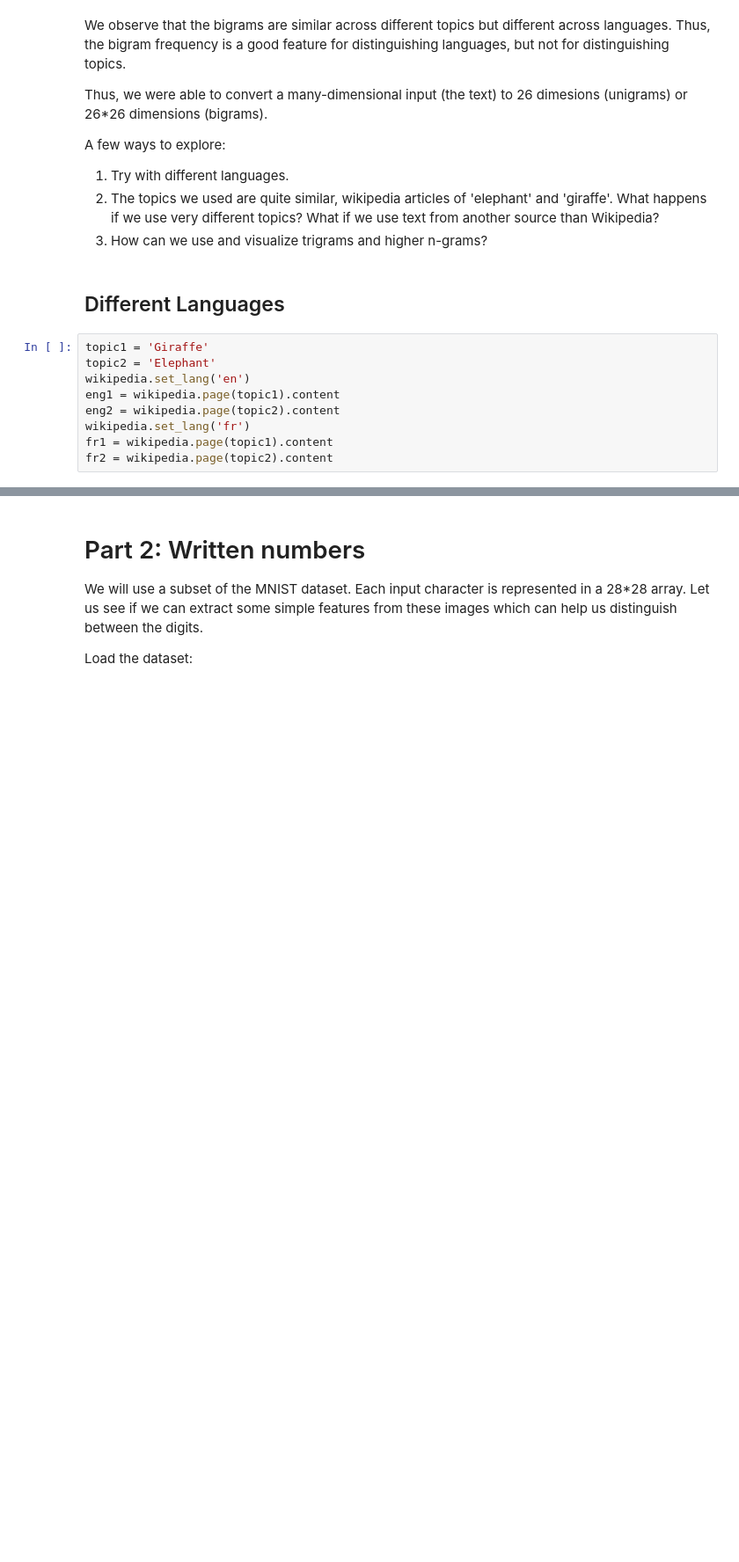
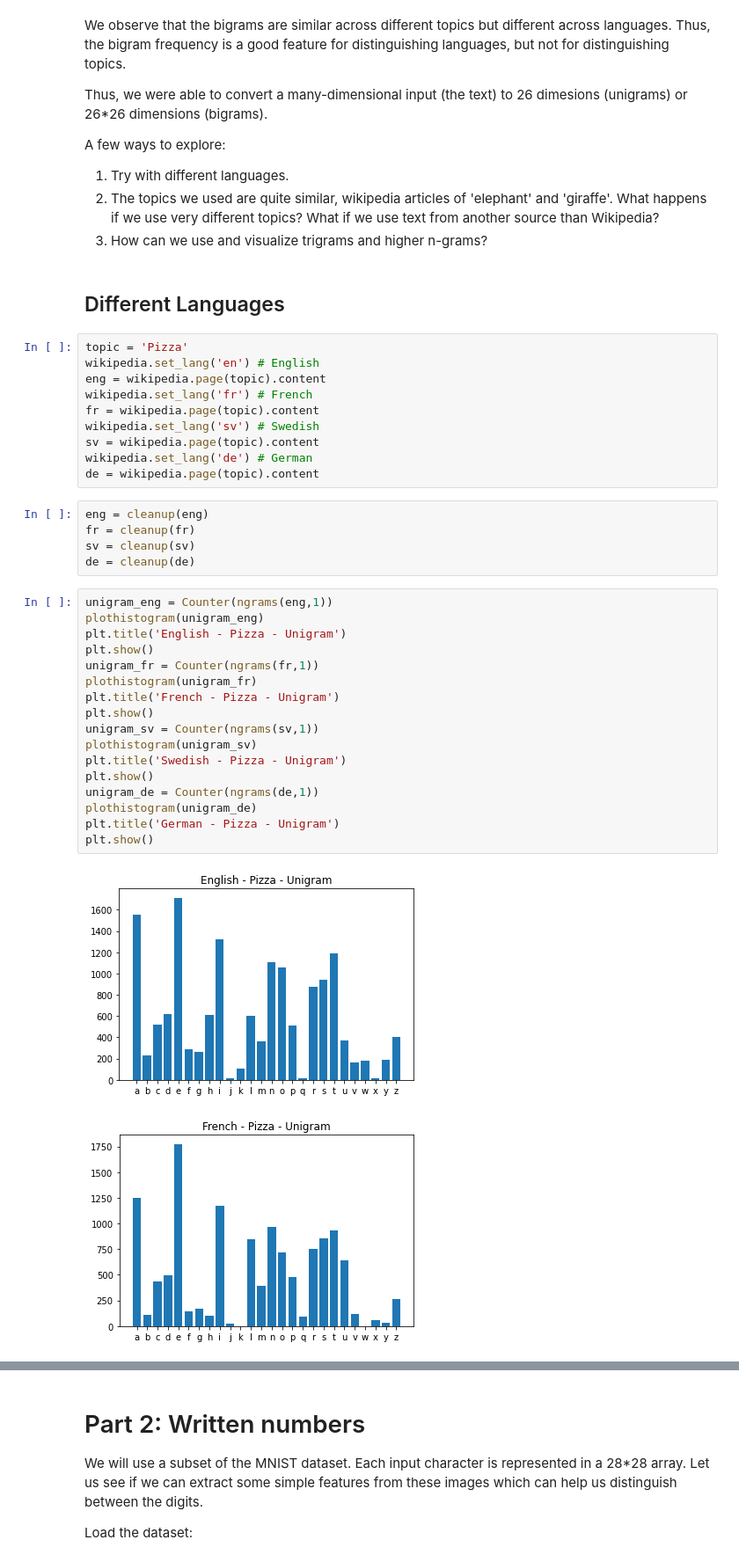
Before and after one commit to iamindhu/fmml2021, a Jupyter notebook: Lab/Lab1_Features.ipynb, the cells around one changed output, grey strips where cells are left out. Shown at 88% size. Saved outputs shown, nothing was run; the diff lists cells and outputs as text; blank space fills up the shorter version.

```diff
--- a/Lab/Lab1_Features.ipynb
+++ b/Lab/Lab1_Features.ipynb
@@ -249,12 +231,38 @@ A few ways to explore:
 3. How can we use and visualize trigrams and higher n-grams?
 # %% [markdown]
 ## Different Languages
-# %%
-topic1 = 'Giraffe'
-topic2 = 'Elephant'
-wikipedia.set_lang('en')
-eng1 = wikipedia.page(topic1).content
-eng2 = wikipedia.page(topic2).content
-wikipedia.set_lang('fr')
-fr1 = wikipedia.page(topic1).content
-fr2 = wikipedia.page(topic2).content
+# %%
+topic = 'Pizza'
+wikipedia.set_lang('en') # English
+eng = wikipedia.page(topic).content
+wikipedia.set_lang('fr') # French
+fr = wikipedia.page(topic).content
+wikipedia.set_lang('sv') # Swedish
+sv = wikipedia.page(topic).content
+wikipedia.set_lang('de') # German
+de = wikipedia.page(topic).content
+# %%
+eng = cleanup(eng)
+fr = cleanup(fr)
+sv = cleanup(sv)
+de = cleanup(de)
+# %%
+unigram_eng = Counter(ngrams(eng,1))
+plothistogram(unigram_eng)
+plt.title('English - Pizza - Unigram')
+plt.show()
+unigram_fr = Counter(ngrams(fr,1))
+plothistogram(unigram_fr)
+plt.title('French - Pizza - Unigram')
+plt.show()
+unigram_sv = Counter(ngrams(sv,1))
+plothistogram(unigram_sv)
+plt.title('Swedish - Pizza - Unigram')
+plt.show()
+unigram_de = Counter(ngrams(de,1))
+plothistogram(unigram_de)
+plt.title('German - Pizza - Unigram')
+plt.show()
+# %% [output]
+[figure, added]
+[figure, added]
```
Also changed, not shown: parts of 7 cells of this notebook.
